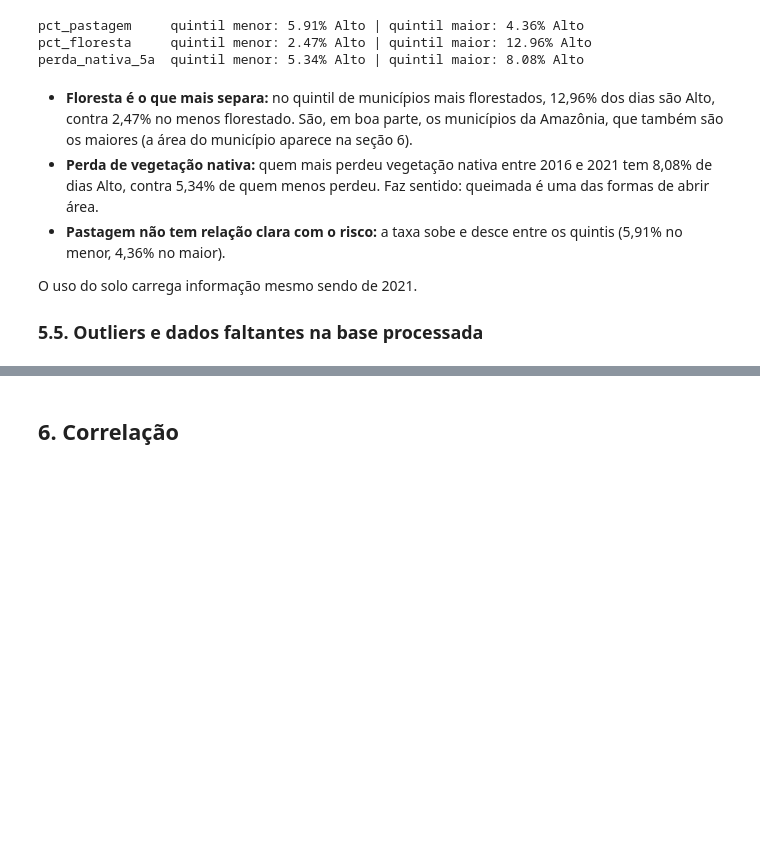
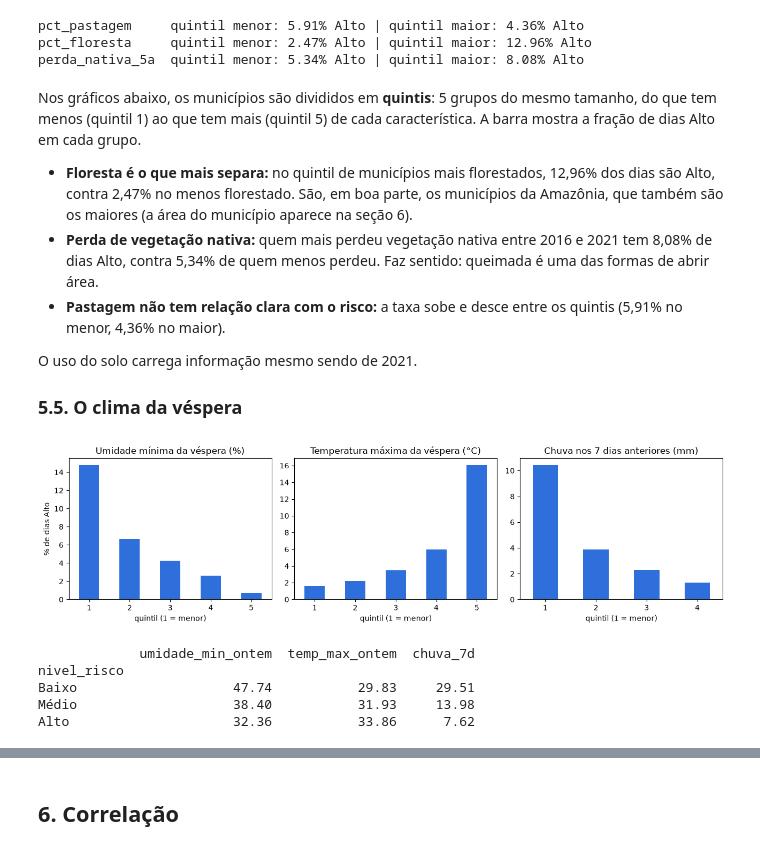
Before and after one commit to heliogil/risco-incendio-municipio, a Jupyter notebook: 01_eda.ipynb, the cells around one changed output, grey strips where cells are left out. Saved outputs shown, nothing was run; the diff lists cells and outputs as text; code cells hidden in the pictures; blank space fills up the shorter version.

```diff
--- a/01_eda.ipynb
+++ b/01_eda.ipynb
@@ -622,6 +811,10 @@ pct_pastagem     quintil menor: 5.91% Alto | quintil maior: 4.36% Alto
 pct_floresta     quintil menor: 2.47% Alto | quintil maior: 12.96% Alto
 perda_nativa_5a  quintil menor: 5.34% Alto | quintil maior: 8.08% Alto
 # %% [markdown]
+Nos gráficos abaixo, os municípios são divididos em **quintis**: 5 grupos do mesmo tamanho, do que tem menos
+(quintil 1) ao que tem mais (quintil 5) de cada característica. A barra mostra a fração de dias Alto em cada
+grupo.
+
 - **Floresta é o que mais separa:** no quintil de municípios mais florestados, 12,96% dos dias são Alto, contra
   2,47% no menos florestado. São, em boa parte, os municípios da Amazônia, que também são os maiores
   (a área do município aparece na seção 6).
@@ -632,4 +825,33 @@ perda_nativa_5a  quintil menor: 5.34% Alto | quintil maior: 8.08% Alto
 
 O uso do solo carrega informação mesmo sendo de 2021.
 
-### 5.5. Outliers e dados faltantes na base processada
+### 5.5. O clima da véspera
+# %%
+clima = q('''
+    SELECT nivel_risco, umidade_min_ontem, temp_max_ontem, chuva_7d
+    FROM grade USING SAMPLE 300000 ROWS (reservoir, 12345)
+''')
+fig, eixos = plt.subplots(1, 3, figsize=(13, 3.6))
+for eixo, coluna, titulo in zip(eixos, ['umidade_min_ontem', 'temp_max_ontem', 'chuva_7d'],
+                                ['Umidade mínima da véspera (%)', 'Temperatura máxima da véspera (°C)',
+                                 'Chuva nos 7 dias anteriores (mm)']):
+    faixa = pd.qcut(clima[coluna], 5, duplicates='drop')
+    (clima.assign(alto=clima['nivel_risco'] == 'Alto').groupby(faixa, observed=True)['alto'].mean() * 100).plot(
+        kind='bar', ax=eixo, color=AZUL, rot=0)
+    eixo.set_title(titulo)
+    eixo.set_xlabel('quintil (1 = menor)')
+    eixo.set_xticklabels(range(1, len(eixo.get_xticks()) + 1))
+eixos[0].set_ylabel('% de dias Alto')
+plt.tight_layout()
+plt.show()
+
+print(q('''SELECT nivel_risco, round(avg(umidade_min_ontem), 2) AS umidade_min_ontem,
+                  round(avg(temp_max_ontem), 2) AS temp_max_ontem, round(avg(chuva_7d), 2) AS chuva_7d
+           FROM grade GROUP BY 1 ORDER BY CASE nivel_risco WHEN 'Baixo' THEN 0 WHEN 'Médio' THEN 1 ELSE 2 END''').set_index('nivel_risco'))
+# %% [output]
+[figure, added]
+             umidade_min_ontem  temp_max_ontem  chuva_7d
+nivel_risco
+Baixo                    47.74           29.83     29.51
+Médio                    38.40           31.93     13.98
+Alto                     32.36           33.86      7.62
```
Also changed, not shown: parts of 42 cells of this notebook, 7 other files.
